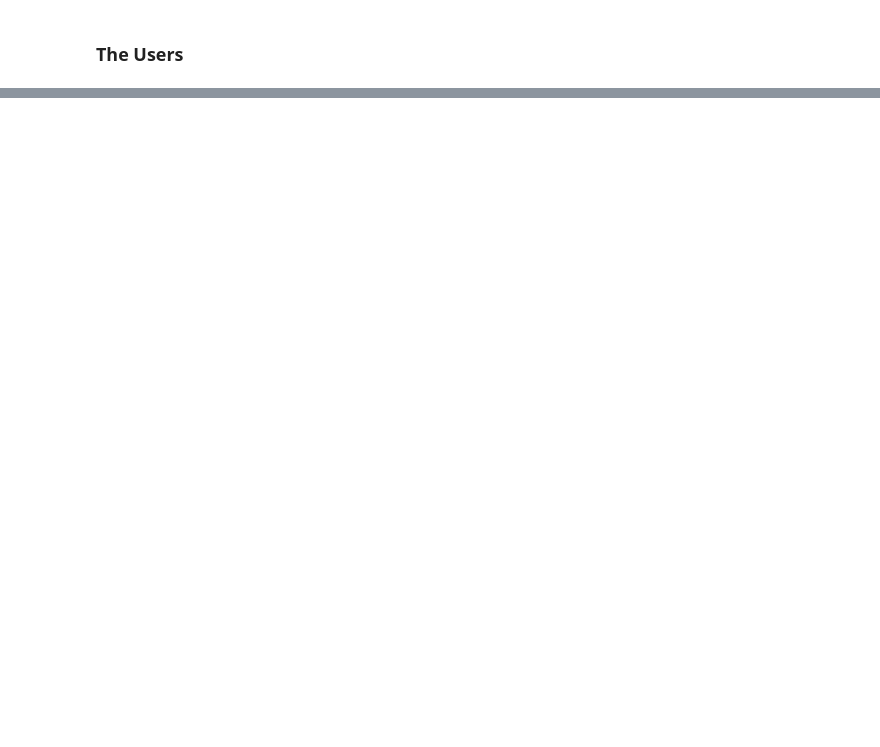
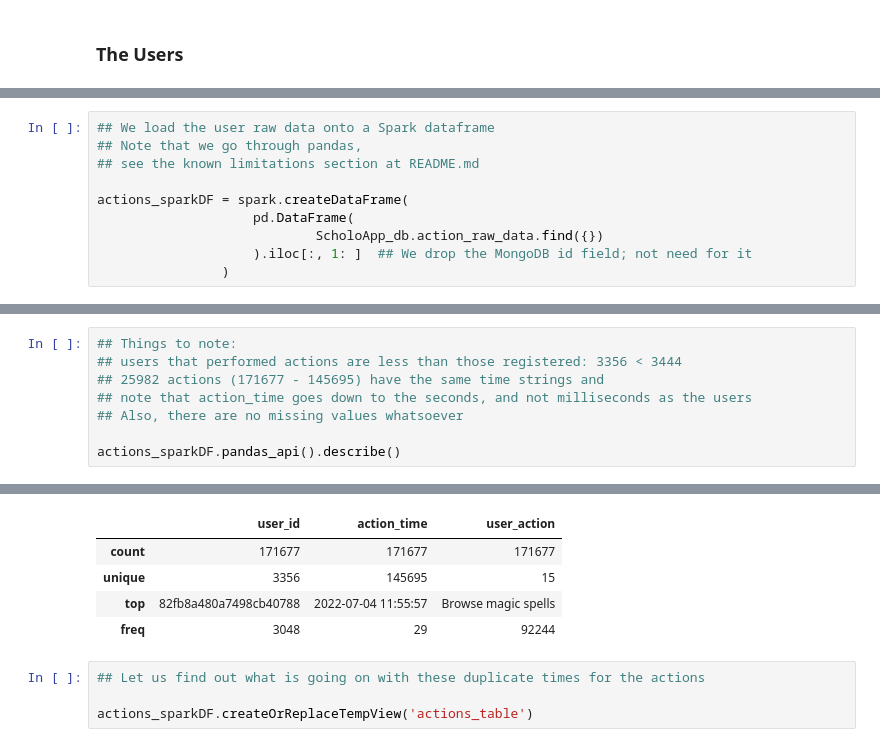
Before and after one commit to andreas-masaoutis/ScholoApp, a Jupyter notebook: scripts/eda_ScholoApp.ipynb, the cells around one changed output, grey strips where cells are left out. Cells and saved outputs as stored; diff of their text form; blank space fills up the shorter version.

```diff
--- a/scripts/eda_ScholoApp.ipynb
+++ b/scripts/eda_ScholoApp.ipynb
@@ -273,0 +274,10 @@ only showing top 20 rows
+# %%
+## We load the user raw data onto a Spark dataframe
+## Note that we go through pandas,
+## see the known limitations section at README.md
+
+actions_sparkDF = spark.createDataFrame(
+                    pd.DataFrame(
+                            ScholoApp_db.action_raw_data.find({})
+                    ).iloc[:, 1: ]  ## We drop the MongoDB id field; not need for it
+                )
@@ -273,0 +410,9 @@ only showing top 20 rows
+# %%
+## Things to note:
+## users that performed actions are less than those registered: 3356 < 3444
+## 25982 actions (171677 - 145695) have the same time strings and
+## note that action_time goes down to the seconds, and not milliseconds as the users
+## Also, there are no missing values whatsoever
+
+actions_sparkDF.pandas_api().describe()
+# %% [output]
@@ -273,0 +423,9 @@ only showing top 20 rows
+|  | user_id | action_time | user_action |
+| count | 171677 | 171677 | 171677 |
+| unique | 3356 | 145695 | 15 |
+| top | 82fb8a480a7498cb40788 | 2022-07-04 11:55:57 | Browse magic spells |
+| freq | 3048 | 29 | 92244 |
+# %%
+## Let us find out what is going on with these duplicate times for the actions
+
+actions_sparkDF.createOrReplaceTempView('actions_table')
```
Also changed, not shown: parts of 98 cells of this notebook.
